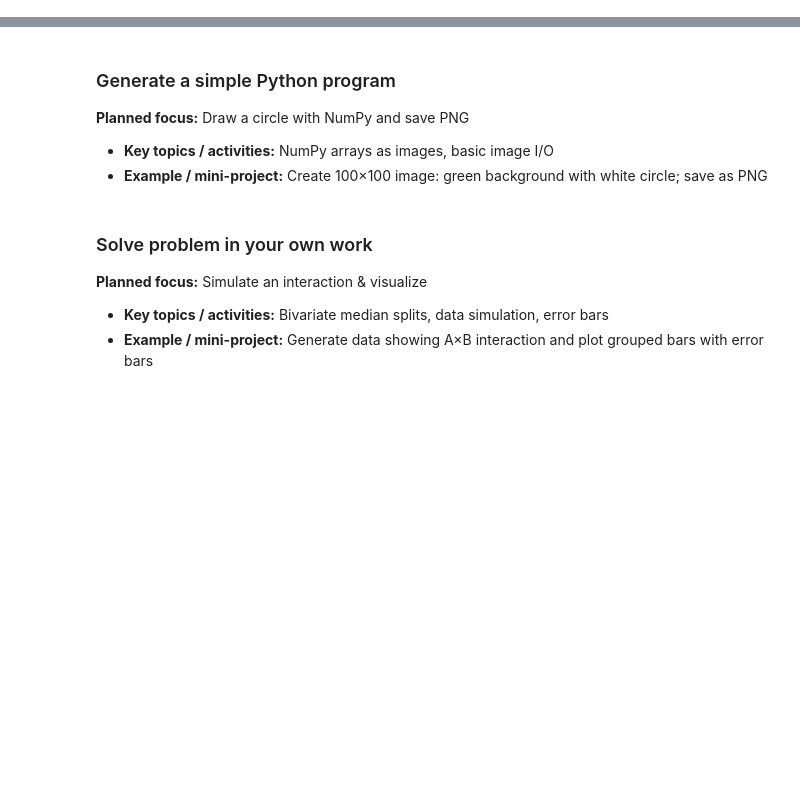
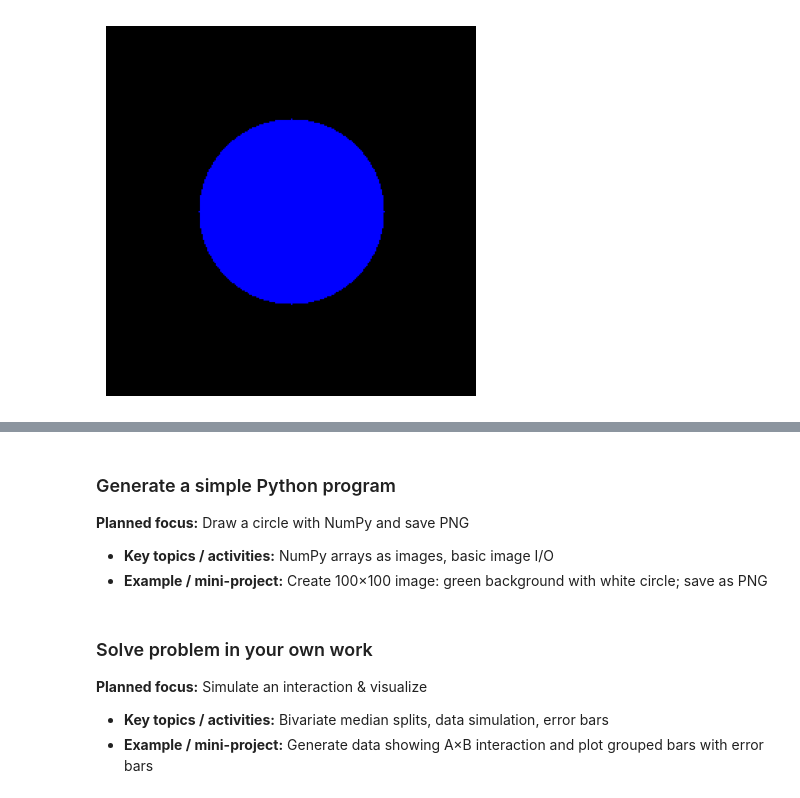
Before and after one commit to nils-holmberg/cda-gai, a Jupyter notebook: jnb/apws-module-5.ipynb, the cells around one changed output, grey strips where cells are left out. Cells and saved outputs as stored; diff of their text form; code cells hidden in the pictures; blank space fills up the shorter version.

```diff
--- a/jnb/apws-module-5.ipynb
+++ b/jnb/apws-module-5.ipynb
@@ -25,0 +219,30 @@ sidebar: modules
+# %%
+import numpy as np
+from PIL import Image
+import matplotlib.pyplot as plt
+
+# Load the blue background image and the circle mask image
+blue_image = Image.open('blue_background.png').convert('RGB')
+mask_image = Image.open('circle_mask.png').convert('L') # Convert mask to grayscale
+
+# Convert images to NumPy arrays
+blue_array = np.array(blue_image)
+mask_array = np.array(mask_image)
+
+# Ensure the mask is treated as a binary mask (0 or 1)
+# We can threshold the mask or simply divide by 255 if it's guaranteed to be 0 or 255
+binary_mask = mask_array / 255.0
+binary_mask = binary_mask[:, :, np.newaxis] # Add a new axis to match the color image dimensions
+
+# Apply the mask to the blue image
+# We can multiply the blue image by the mask. Where the mask is 0, the output will be 0 (black).
+extracted_circle = blue_array * binary_mask
+
+# Convert the result back to a PIL Image and display
+extracted_circle_pil = Image.fromarray(extracted_circle.astype(np.uint8))
+
+plt.imshow(extracted_circle_pil)
+plt.axis('off')
+plt.show()
+# %% [output]
+[figure, added]
```
Also changed, not shown: parts of 14 cells of this notebook.
